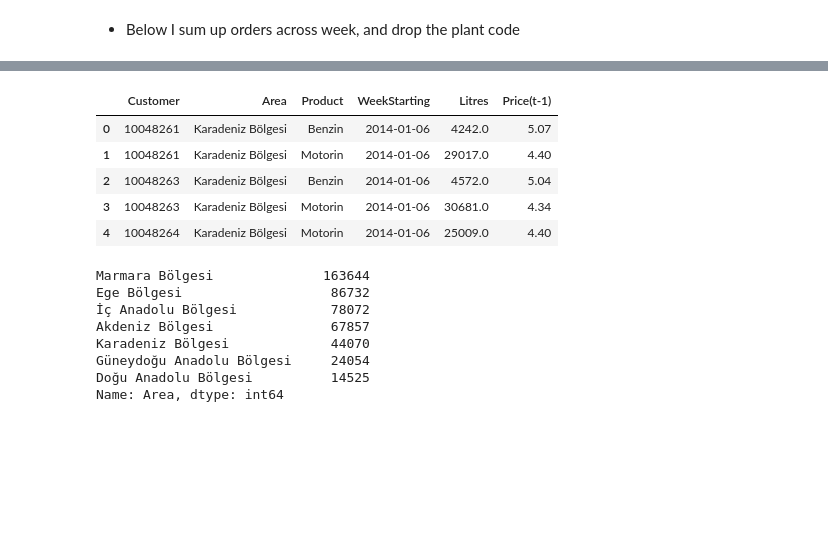
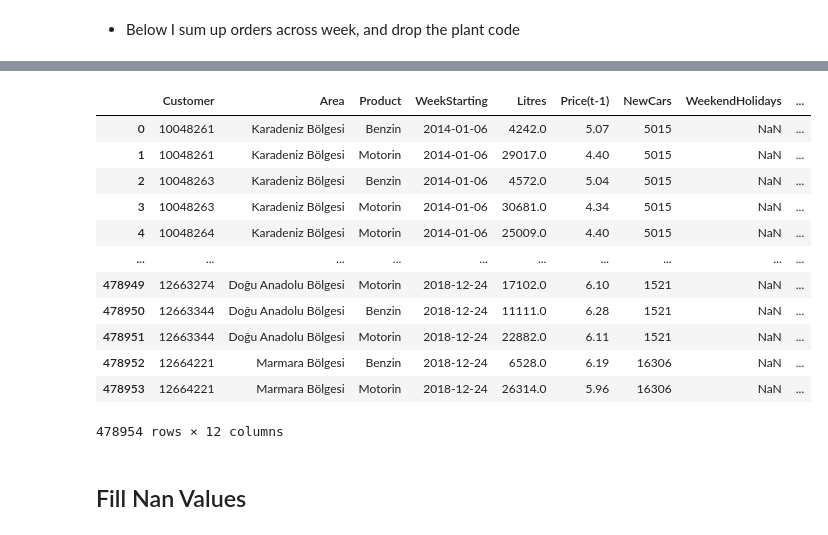
Before and after one commit to feyzijan/ShellDatathon, a Jupyter notebook: DataAnalysis.ipynb, the cells around one changed output, grey strips where cells are left out. Saved outputs shown, nothing was run; the diff lists cells and outputs as text; code cells hidden in the pictures; blank space fills up the shorter version.

```diff
--- a/DataAnalysis.ipynb
+++ b/DataAnalysis.ipynb
@@ -184,0 +367,6 @@ df_train.drop(labels="City",axis=1,inplace=True)
+# %%
+df_usd = pd.read_csv("USDDataReady.csv")
+# %%
+df_usd.columns = ["WeekStarting", "WoWUSDChange%"]
+df_usd["WeekStarting"]  = pd.to_datetime(df_usd['WeekStarting'])
+df_usd.head()
@@ -185,20 +380,22 @@ df_train.drop(labels="City",axis=1,inplace=True)
+# %%
+df_train_merged = df_train.merge(df_usd,how="left")
+# %%
+df_train = df_train_merged.copy()
 # %%
-df_train.head()
+df_train
 # %% [output]
-|  | Customer | Area | Product | WeekStarting | Litres | Price(t-1) |
-| 0 | 10048261 | Karadeniz Bölgesi | Benzin | 2014-01-06 | 4242.0 | 5.07 |
-| 1 | 10048261 | Karadeniz Bölgesi | Motorin | 2014-01-06 | 29017.0 | 4.40 |
-| 2 | 10048263 | Karadeniz Bölgesi | Benzin | 2014-01-06 | 4572.0 | 5.04 |
-| 3 | 10048263 | Karadeniz Bölgesi | Motorin | 2014-01-06 | 30681.0 | 4.34 |
-| 4 | 10048264 | Karadeniz Bölgesi | Motorin | 2014-01-06 | 25009.0 | 4.40 |
+|  | Customer | Area | Product | WeekStarting | Litres | Price(t-1) | NewCars | WeekendHolidays | ... |
+| 0 | 10048261 | Karadeniz Bölgesi | Benzin | 2014-01-06 | 4242.0 | 5.07 | 5015 | NaN | ... |
+| 1 | 10048261 | Karadeniz Bölgesi | Motorin | 2014-01-06 | 29017.0 | 4.40 | 5015 | NaN | ... |
+| 2 | 10048263 | Karadeniz Bölgesi | Benzin | 2014-01-06 | 4572.0 | 5.04 | 5015 | NaN | ... |
+| 3 | 10048263 | Karadeniz Bölgesi | Motorin | 2014-01-06 | 30681.0 | 4.34 | 5015 | NaN | ... |
+| 4 | 10048264 | Karadeniz Bölgesi | Motorin | 2014-01-06 | 25009.0 | 4.40 | 5015 | NaN | ... |
+| ... | ... | ... | ... | ... | ... | ... | ... | ... | ... |
+| 478949 | 12663274 | Doğu Anadolu Bölgesi | Motorin | 2018-12-24 | 17102.0 | 6.10 | 1521 | NaN | ... |
+| 478950 | 12663344 | Doğu Anadolu Bölgesi | Benzin | 2018-12-24 | 11111.0 | 6.28 | 1521 | NaN | ... |
+| 478951 | 12663344 | Doğu Anadolu Bölgesi | Motorin | 2018-12-24 | 22882.0 | 6.11 | 1521 | NaN | ... |
+| 478952 | 12664221 | Marmara Bölgesi | Benzin | 2018-12-24 | 6528.0 | 6.19 | 16306 | NaN | ... |
+| 478953 | 12664221 | Marmara Bölgesi | Motorin | 2018-12-24 | 26314.0 | 5.96 | 16306 | NaN | ... |
+478954 rows × 12 columns
-# %%
-df_train.Area.value_counts()
-# %% [output]
-Marmara Bölgesi              163644
-Ege Bölgesi                   86732
-İç Anadolu Bölgesi            78072
-Akdeniz Bölgesi               67857
-Karadeniz Bölgesi             44070
-Güneydoğu Anadolu Bölgesi     24054
-Doğu Anadolu Bölgesi          14525
-Name: Area, dtype: int64
+# %% [markdown]
+## Fill Nan Values
```
Also changed, not shown: parts of 75 cells of this notebook, 4 other files.
